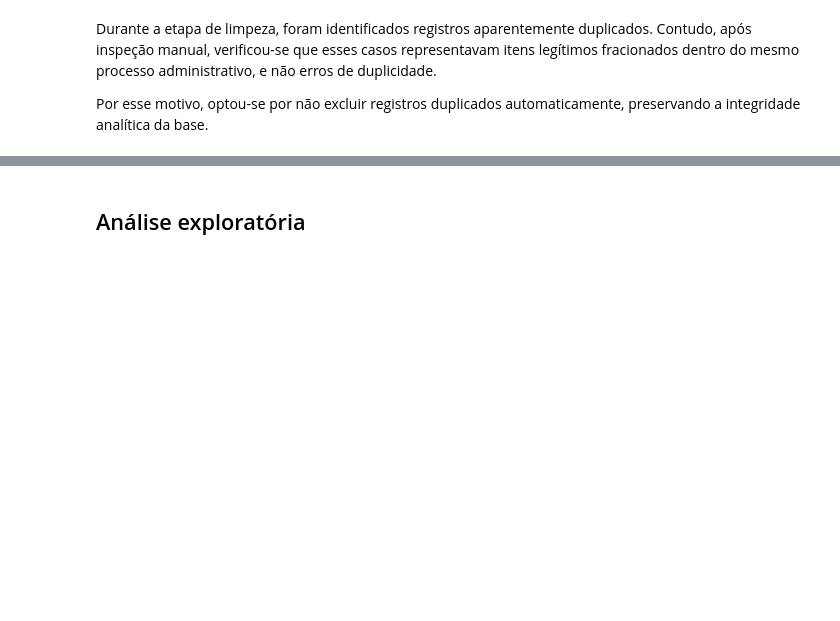
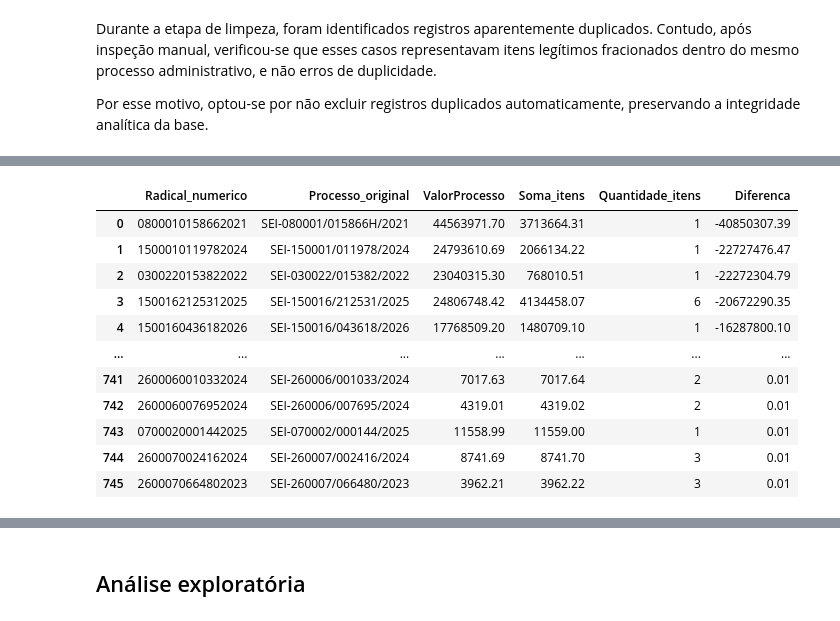
Before and after one commit to marcelonicolays/tcc_compras_diretas, a Jupyter notebook: codigo/ETL_TCC_compras_diretas.ipynb, the cells around one changed output, grey strips where cells are left out. Saved outputs shown, nothing was run; the diff lists cells and outputs as text; code cells hidden in the pictures; blank space fills up the shorter version.

```diff
--- a/codigo/ETL_TCC_compras_diretas.ipynb
+++ b/codigo/ETL_TCC_compras_diretas.ipynb
@@ -363,0 +1120,80 @@ Por esse motivo, optou-se por não excluir registros duplicados automaticamente,
+# %%
+# Cópia para conferência
+df_conf = df_limpo.copy()
+
+# Normalização dos identificadores
+df_conf['Processo_original'] = (
+    df_conf['Processo'].astype(str).str.strip()
+)
+
+df_conf['Radical_numerico'] = (
+    df_conf['Processo_original']
+    .str.replace(r'\D', '', regex=True)
+)
+
+# Cálculo financeiro dos itens
+df_conf['ValorItemCalculado'] = (
+    df_conf['Quantidade'] * df_conf['ValorUnitario']
+)
+
+# Identificar radicais que possuem apenas uma grafia
+grafias_por_radical = (
+    df_conf.groupby('Radical_numerico')['Processo_original']
+    .nunique()
+)
+
+radicais_unicos = grafias_por_radical[
+    grafias_por_radical == 1
+].index
+
+# Filtrar processos com grafia única
+df_unicos = df_conf[
+    df_conf['Radical_numerico'].isin(radicais_unicos)
+].copy()
+
+# Consolidar valores por processo original
+conferencia_unicos = (
+    df_unicos.groupby(
+        ['Radical_numerico', 'Processo_original']
+    )
+    .agg(
+        ValorProcesso=('ValorProcesso', 'first'),
+        Soma_itens=('ValorItemCalculado', 'sum'),
+        Quantidade_itens=('Item', 'size')
+    )
+    .reset_index()
+)
+
+# Calcular diferença financeira
+conferencia_unicos['Diferenca'] = (
+    conferencia_unicos['Soma_itens'] -
+    conferencia_unicos['ValorProcesso']
+)
+
+# Identificar divergências superiores a um centavo
+divergencias_unicos = (
+    conferencia_unicos[
+        conferencia_unicos['Diferenca'].abs() > 0.01
+    ]
+    .sort_values(
+        'Diferenca',
+        key=lambda x: x.abs(),
+        ascending=False
+    )
+    .reset_index(drop=True)
+)
+
+# Exibir resultados
+print('PROCESSOS COM GRAFIA ÚNICA E DIVERGÊNCIA')
+print('=' * 75)
+
+print(f'Total de processos analisados: {len(conferencia_unicos):,}')
+print(f'Processos com divergência: {len(divergencias_unicos):,}')
+
+print(
+    f"Diferença acumulada: "
+    f"R$ {divergencias_unicos['Diferenca'].sum():,.2f}"
+)
+
+display(divergencias_unicos)
+# %% [output]
@@ -363,0 +1205,12 @@ Por esse motivo, optou-se por não excluir registros duplicados automaticamente,
+|  | Radical_numerico | Processo_original | ValorProcesso | Soma_itens | Quantidade_itens | Diferenca |
+| 0 | 0800010158662021 | SEI-080001/015866H/2021 | 44563971.70 | 3713664.31 | 1 | -40850307.39 |
+| 1 | 1500010119782024 | SEI-150001/011978/2024 | 24793610.69 | 2066134.22 | 1 | -22727476.47 |
+| 2 | 0300220153822022 | SEI-030022/015382/2022 | 23040315.30 | 768010.51 | 1 | -22272304.79 |
+| 3 | 1500162125312025 | SEI-150016/212531/2025 | 24806748.42 | 4134458.07 | 6 | -20672290.35 |
+| 4 | 1500160436182026 | SEI-150016/043618/2026 | 17768509.20 | 1480709.10 | 1 | -16287800.10 |
+| ... | ... | ... | ... | ... | ... | ... |
+| 741 | 2600060010332024 | SEI-260006/001033/2024 | 7017.63 | 7017.64 | 2 | 0.01 |
+| 742 | 2600060076952024 | SEI-260006/007695/2024 | 4319.01 | 4319.02 | 2 | 0.01 |
+| 743 | 0700020001442025 | SEI-070002/000144/2025 | 11558.99 | 11559.00 | 1 | 0.01 |
+| 744 | 2600070024162024 | SEI-260007/002416/2024 | 8741.69 | 8741.70 | 3 | 0.01 |
+| 745 | 2600070664802023 | SEI-260007/066480/2023 | 3962.21 | 3962.22 | 3 | 0.01 |
```
Also changed, not shown: parts of 10 cells of this notebook.
